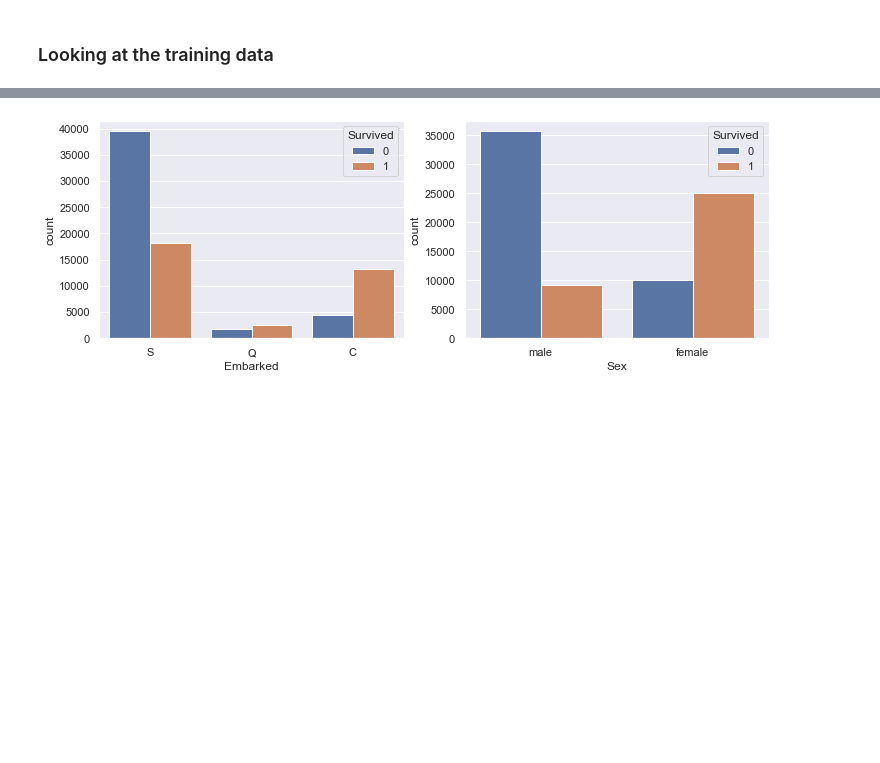
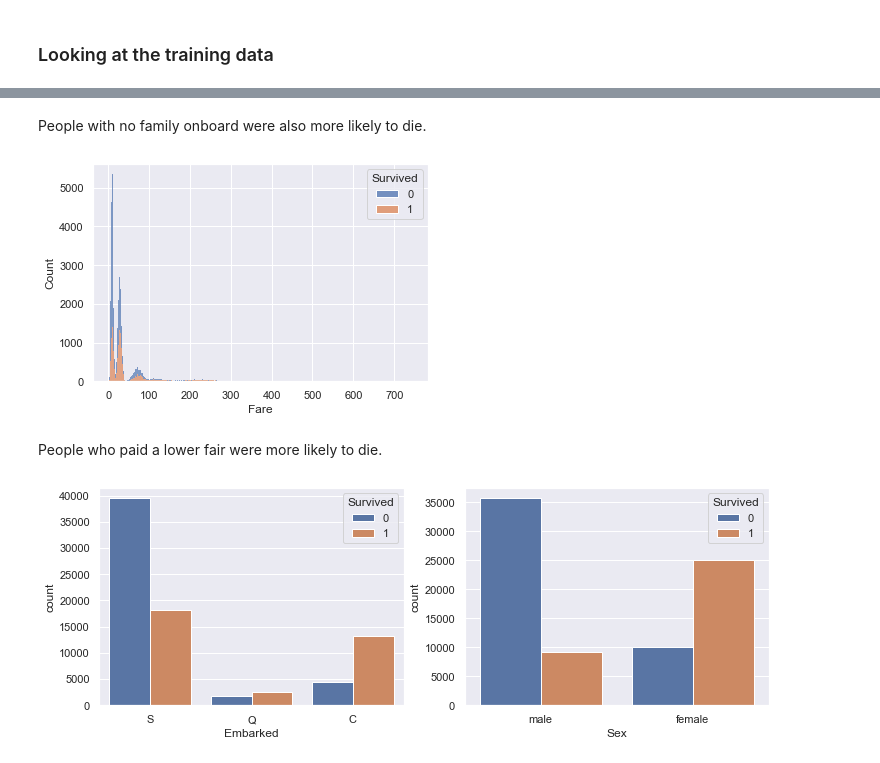
Before and after one commit to carolinemcosta/tech-talk-itech, a Jupyter notebook: tech-talk-v2.ipynb, the cells around one changed output, grey strips where cells are left out. Saved outputs shown, nothing was run; the diff lists cells and outputs as text; code cells hidden in the pictures; blank space fills up the shorter version.

```diff
--- a/tech-talk-v2.ipynb
+++ b/tech-talk-v2.ipynb
@@ -176,3 +174,13 @@ Looking at the categorical variables, we also see some interesting insights:
+# %% [markdown]
+People with no family onboard were also more likely to die.
+# %%
+fig, axs = plt.subplots(1,1, figsize=(6,4))
+sns.histplot(x="Fare", data=titanic_train_labelled, hue="Survived", ax=axs, multiple='stack', discrete=True)
+plt.show()
+# %% [output]
+[figure, added]
+# %% [markdown]
+People who paid a lower fair were more likely to die.
 # %%
 fig, axs = plt.subplots(1,2, figsize=(12,4))
 sns.countplot(x="Embarked", data=titanic_train_labelled, hue="Survived", ax=axs[0])
```
Also changed, not shown: parts of 30 cells of this notebook.
